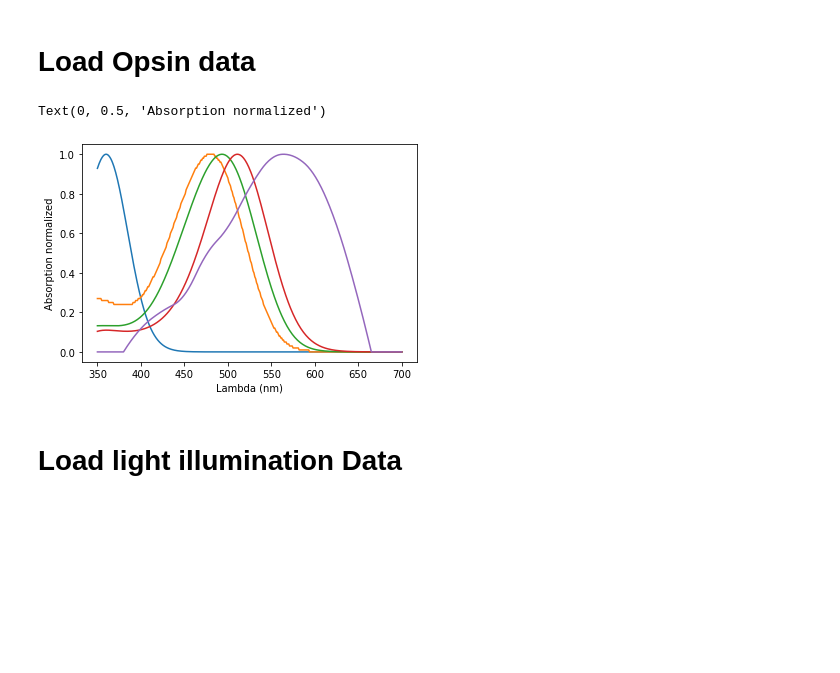
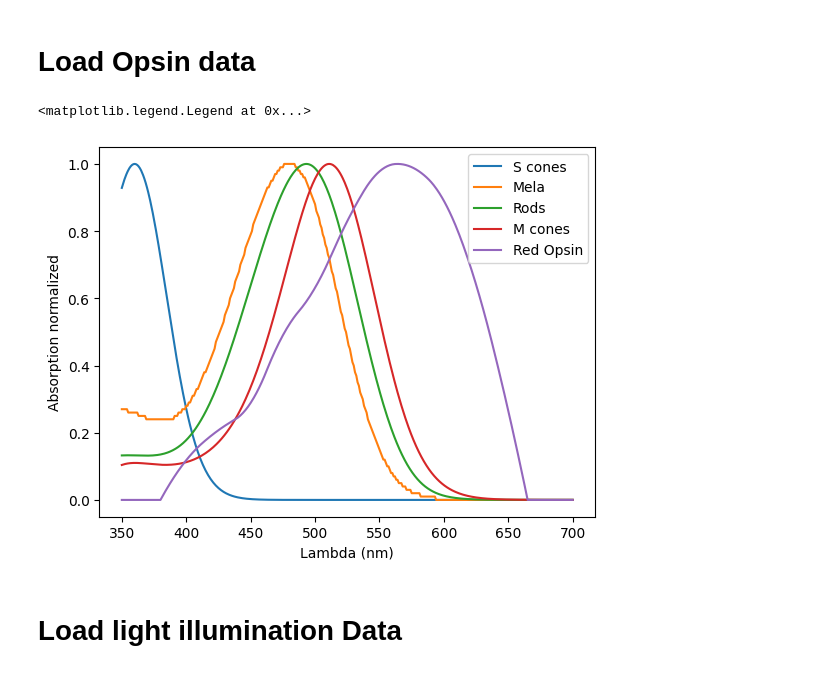
Before and after one commit to FilippoCastellani/photoreceptor_isomerisation, a Jupyter notebook: Calculate_isomerizations.ipynb, the cells around one changed output. Saved outputs shown, nothing was run; the diff lists cells and outputs as text; code cells hidden in the pictures; blank space fills up the shorter version.

```diff
--- a/Calculate_isomerizations.ipynb
+++ b/Calculate_isomerizations.ipynb
@@ -27,24 +28,25 @@ def save_obj(obj, name ):
 # %%
 fsave = './PhotoReceptorData'
 PhData = load_obj(fsave)
 
 Opsins=[]
 Opsins.append(PhData['Scones'])
 Opsins.append(PhData['Mela'])
 Opsins.append(PhData['Rods'])
 Opsins.append(PhData['Mcones'])
 Opsins.append(PhData['RedOpsin'])
 
 x = PhData['x_axis']
 
 for o in Opsins:
     plot(x,o)
 
 xlabel('Lambda (nm)')
 ylabel('Absorption normalized')
+legend(['S cones','Mela','Rods','M cones','Red Opsin'])
 # %% [output]
-Text(0, 0.5, 'Absorption normalized')
+<matplotlib.legend.Legend at 0x...>
-[figure, old version]
+[figure, new version]
 # %% [markdown]
 # Load light illumination Data
 # %%
```
Also changed, not shown: parts of 16 cells of this notebook, 1 other file.
